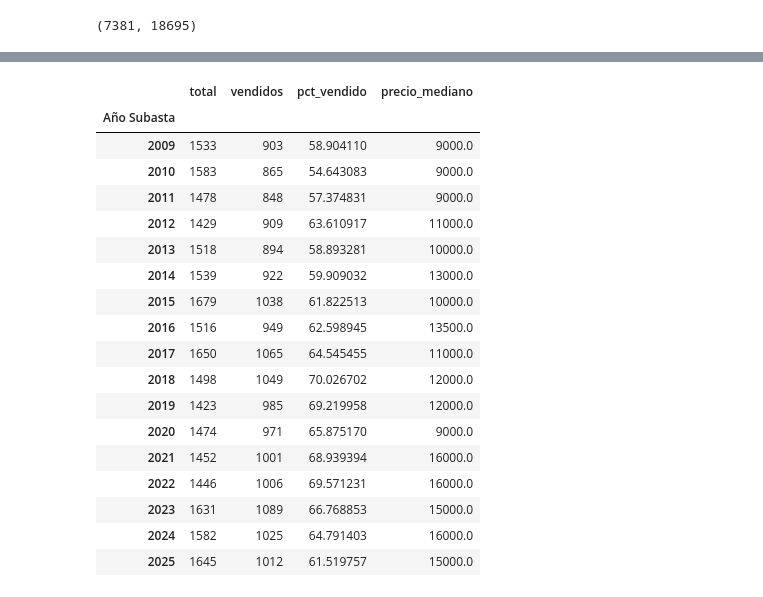
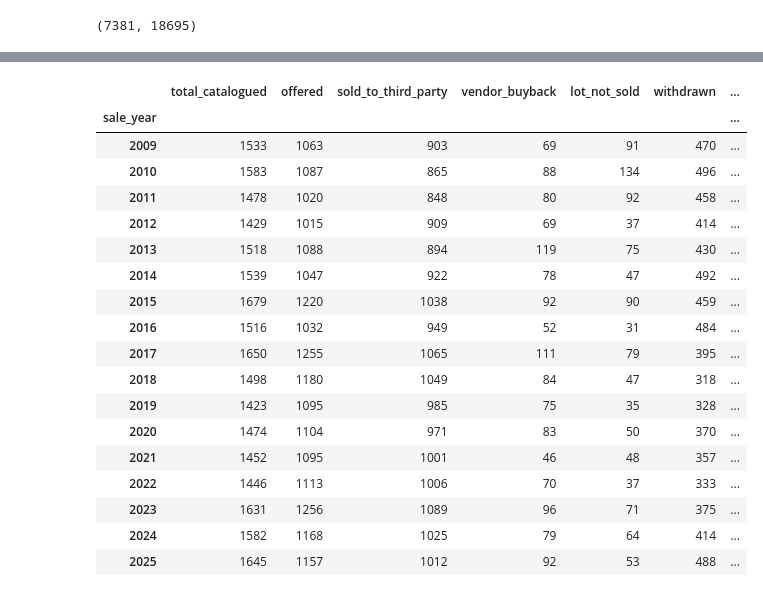
Before and after one commit to carroyo03/tfm-tattersalls, a Jupyter notebook: 01_EDA.ipynb, the cells around one changed output, grey strips where cells are left out. Cells and saved outputs as stored; diff of their text form; code cells hidden in the pictures.

```diff
--- a/01_EDA.ipynb
+++ b/01_EDA.ipynb
@@ -115,7 +218,3 @@ Data dictionary:
-# %%
-autumn_horses_df['price_gns'] = autumn_horses_df['Price (gns)'].str.replace('.', '', regex=False).str.replace(',', '.', regex=False).astype('double')
-autumn_horses_df['price_euros'] = gbp_to_eur_live(autumn_horses_df['price_gns']*1.05)
-autumn_horses_df.drop(columns=['Price (gns)','Price (€)'],inplace=True)
 # %%
 # Celda nueva — entender ORIG
 display(autumn_horses_df['ORIG'].value_counts().head(10))
@@ -187,0 +343,4 @@ autumn_horses_df[['Grandsire', 'Damsire','SIREDAM_N']].head(20)
+# %%
+col_names_to_lowercase = autumn_horses_df.columns.str.lower()
+autumn_horses_df.columns = col_names_to_lowercase
+autumn_horses_df.columns
@@ -187,0 +432,9 @@ autumn_horses_df[['Grandsire', 'Damsire','SIREDAM_N']].head(20)
+# %%
+# English: prefer the monetary fields already present in the source file.
+# Espanol: preferimos los campos monetarios ya presentes en el fichero fuente.
+autumn_horses_df['price_gns'] = parse_numeric_series(autumn_horses_df['price_gns'])
+autumn_horses_df['price_euros'] = parse_numeric_series(autumn_horses_df['price_euros_raw'])
+autumn_horses_df['price_eur_per_gns'] = autumn_horses_df['price_euros'] / autumn_horses_df['price_gns']
+
+print('Median EUR per guinea from embedded source values:', autumn_horses_df['price_eur_per_gns'].dropna().median())
+print('Rows with a euro value in the source file:', int(autumn_horses_df['price_euros'].notna().sum()))
@@ -194,4 +477,4 @@ int(autumn_horses_df['price_gns'].isna().sum()),int(autumn_horses_df['price_gns'
 # %% [output]
 (7381, 18695)
 # %%
-autumn_horses_df['year'] = autumn_horses_df['Year Foaled'].astype('Int64')
+autumn_horses_df['birth_year'] = autumn_horses_df['birth_year'].astype('Int64')
@@ -230,32 +556,39 @@ Not Sold con precio: 781
 # %%
-# 2. Distribución temporal
-by_year = autumn_horses_df.groupby('Año Subasta').agg(
-    total=('sold', 'count'),
-    vendidos=('sold', 'sum')
+# 2. Temporal structure / Estructura temporal
+by_year = (
+    autumn_horses_df.groupby('sale_year')
+    .agg(
+        total_catalogued=('lot', 'size'),
+        offered=('is_offered_for_sale', 'sum'),
+        sold_to_third_party=('sold_to_third_party', 'sum'),
+        vendor_buyback=('vendor_buyback', 'sum'),
+        lot_not_sold=('lot_not_sold', 'sum'),
+        withdrawn=('lot_withdrawn', 'sum'),
+        median_price_sold=('price_gns', lambda s: s[autumn_horses_df.loc[s.index, 'sold_to_third_party']].median())
+    )
 )
-by_year['pct_vendido'] = by_year['vendidos'] / by_year['total'] * 100
-by_year['precio_mediano'] = autumn_horses_df[autumn_horses_df['sold']==1].groupby('Año Subasta')['price_gns'].apply(
-        lambda x: pd.to_numeric(x.astype(str).str.replace(',',''), errors='coerce').median()
-    )
-by_year
+by_year['sale_rate_on_catalogue'] = 100 * by_year['sold_to_third_party'] / by_year['total_catalogued']
+by_year['sale_rate_on_offered'] = 100 * by_year['sold_to_third_party'] / by_year['offered']
+by_year['withdrawal_rate'] = 100 * by_year['withdrawn'] / by_year['total_catalogued']
+by_year.round(2)
 # %% [output]
-|  | total | vendidos | pct_vendido | precio_mediano |
-| Año Subasta |  |  |  |  |
-| 2009 | 1533 | 903 | 58.904110 | 9000.0 |
-| 2010 | 1583 | 865 | 54.643083 | 9000.0 |
-| 2011 | 1478 | 848 | 57.374831 | 9000.0 |
-| 2012 | 1429 | 909 | 63.610917 | 11000.0 |
-| 2013 | 1518 | 894 | 58.893281 | 10000.0 |
-| 2014 | 1539 | 922 | 59.909032 | 13000.0 |
-| 2015 | 1679 | 1038 | 61.822513 | 10000.0 |
-| 2016 | 1516 | 949 | 62.598945 | 13500.0 |
-| 2017 | 1650 | 1065 | 64.545455 | 11000.0 |
-| 2018 | 1498 | 1049 | 70.026702 | 12000.0 |
-| 2019 | 1423 | 985 | 69.219958 | 12000.0 |
-| 2020 | 1474 | 971 | 65.875170 | 9000.0 |
-| 2021 | 1452 | 1001 | 68.939394 | 16000.0 |
-| 2022 | 1446 | 1006 | 69.571231 | 16000.0 |
-| 2023 | 1631 | 1089 | 66.768853 | 15000.0 |
-| 2024 | 1582 | 1025 | 64.791403 | 16000.0 |
-| 2025 | 1645 | 1012 | 61.519757 | 15000.0 |
+|  | total_catalogued | offered | sold_to_third_party | vendor_buyback | lot_not_sold | withdrawn | ... |
+| sale_year |  |  |  |  |  |  | ... |
+| 2009 | 1533 | 1063 | 903 | 69 | 91 | 470 | ... |
+| 2010 | 1583 | 1087 | 865 | 88 | 134 | 496 | ... |
+| 2011 | 1478 | 1020 | 848 | 80 | 92 | 458 | ... |
+| 2012 | 1429 | 1015 | 909 | 69 | 37 | 414 | ... |
+| 2013 | 1518 | 1088 | 894 | 119 | 75 | 430 | ... |
+| 2014 | 1539 | 1047 | 922 | 78 | 47 | 492 | ... |
+| 2015 | 1679 | 1220 | 1038 | 92 | 90 | 459 | ... |
+| 2016 | 1516 | 1032 | 949 | 52 | 31 | 484 | ... |
+| 2017 | 1650 | 1255 | 1065 | 111 | 79 | 395 | ... |
+| 2018 | 1498 | 1180 | 1049 | 84 | 47 | 318 | ... |
+| 2019 | 1423 | 1095 | 985 | 75 | 35 | 328 | ... |
+| 2020 | 1474 | 1104 | 971 | 83 | 50 | 370 | ... |
+| 2021 | 1452 | 1095 | 1001 | 46 | 48 | 357 | ... |
+| 2022 | 1446 | 1113 | 1006 | 70 | 37 | 333 | ... |
+| 2023 | 1631 | 1256 | 1089 | 96 | 71 | 375 | ... |
+| 2024 | 1582 | 1168 | 1025 | 79 | 64 | 414 | ... |
+| 2025 | 1645 | 1157 | 1012 | 92 | 53 | 488 | ... |
 # %%
```
Also changed, not shown: parts of 36 cells of this notebook, 2 other files.
